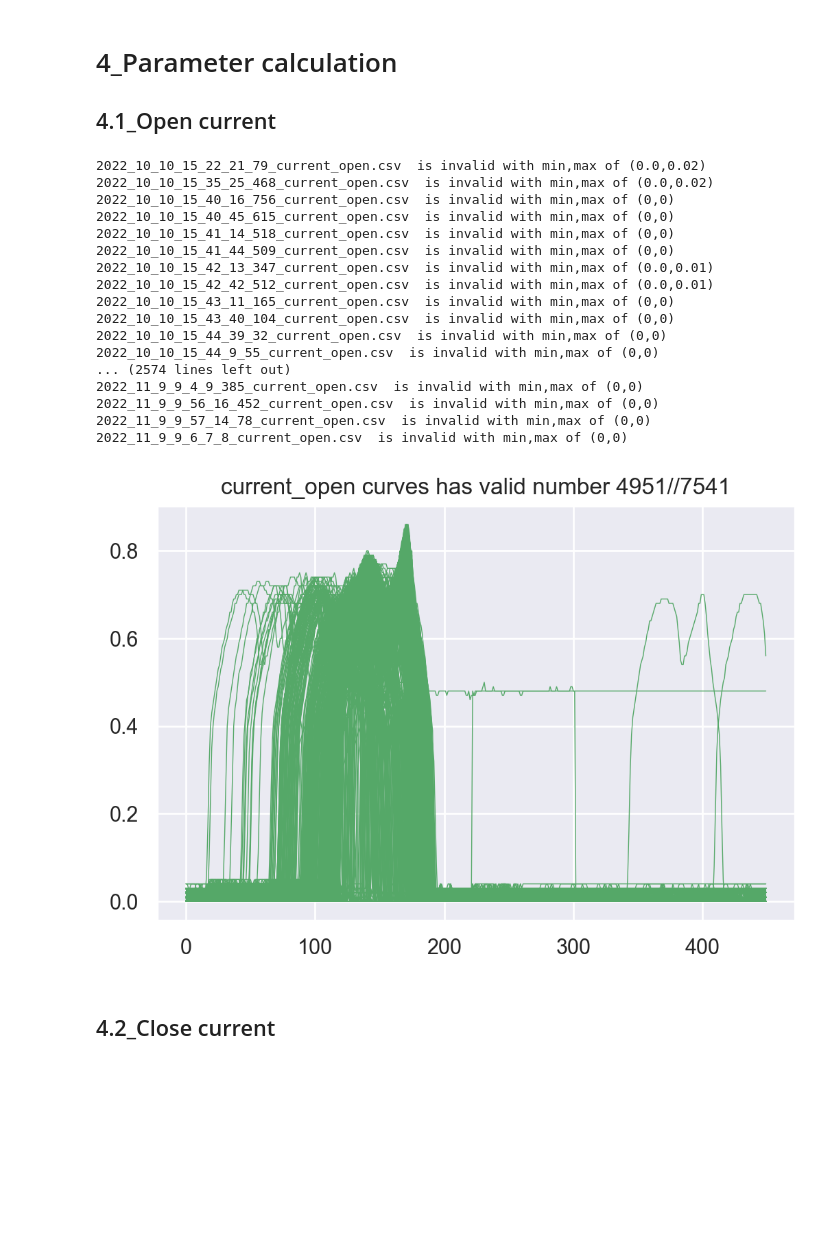
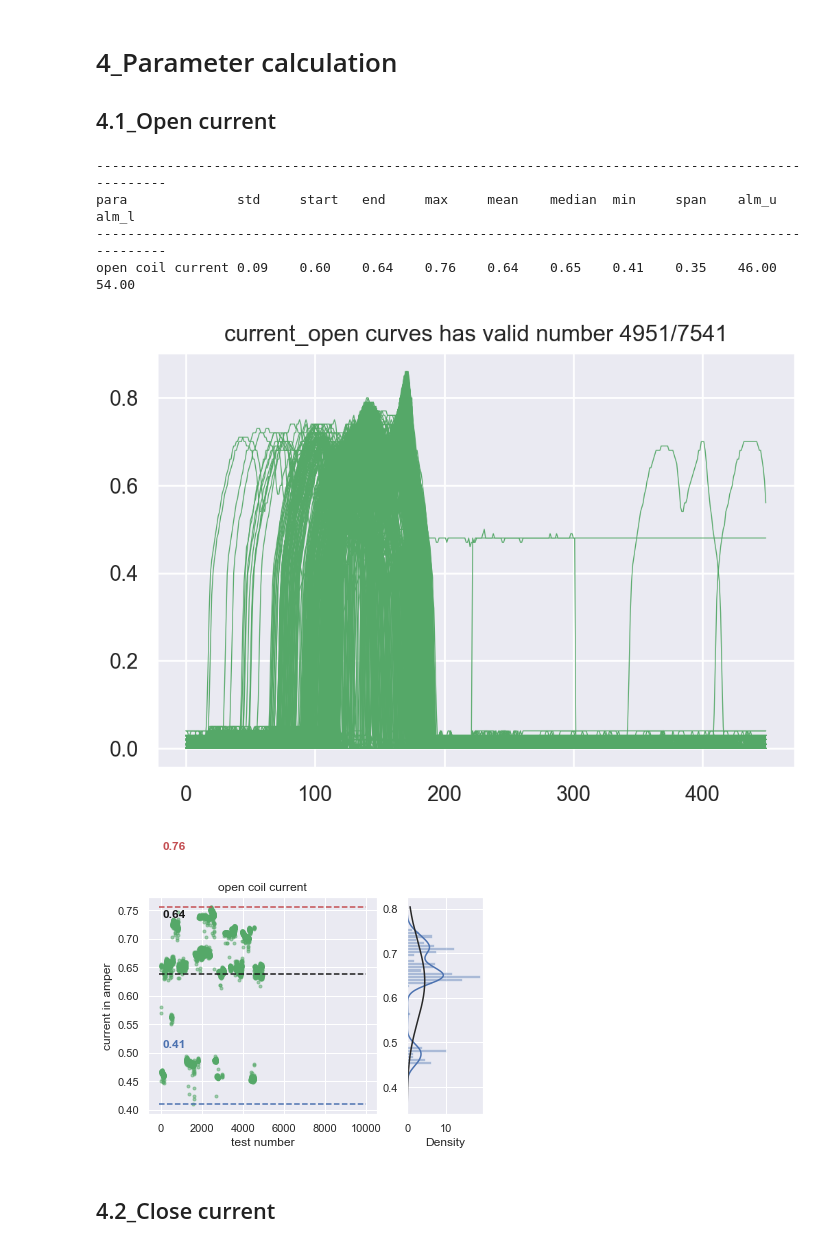
Before and after one commit to xxyql2006/ABB-SGIS-APL, a Jupyter notebook: 03_ME_test/20221010_ME_SA12_SGCC_VVV_V2_Life_Test.ipynb, the cells around one changed output. Cells and saved outputs as stored; diff of their text form; code cells hidden in the pictures; blank space fills up the shorter version.

Commit message:
2023-06-27 24,48,110,220VDC curr para complete

```diff
--- a/03_ME_test/20221010_ME_SA12_SGCC_VVV_Life_Test.ipynb
+++ b/03_ME_test/20221010_ME_SA12_SGCC_VVV_V2_Life_Test.ipynb
@@ -470,26 +476,48 @@ ME.DataClean.mconfig_to_csv(dir_raw, dir_washed)
 # 4_Parameter calculation
 ## 4.1_Open current
 # %%
-ME.DataClean.curve_preview(dir_washed, 'current_open', up_thr=1, low_thr=0, avg_min=0.05, head_up_thr=0.1)
+# preview
+cur_val_list = ME.DataClean.curve_preview(dir_washed,
+                                         'current_open',
+                                         up_thr=1,
+                                         low_thr=0,
+                                         avg_min=0.05,
+                                         head_up_thr=0.1,
+                                         data_col_str='data')
+
+# for each valid curve, calculate parameter
+open_cur_list = []
+for file in cur_val_list:
+
+    coil_current_df = pd.read_csv(os.path.join(dir_washed, file),
+                                    header=0)
+    coil_current_arr = np.array(coil_current_df['data'])
+
+    # calculate current parameters
+    _, _, _, _, current_avg = ME.MechOperMconfig.cal_cur_avg_noself(coil_current_arr,
+                                                                    invalid_title='invalid_open_current_curve {}'.format(file))
+
+    open_cur_list.append(current_avg)
+
+# distribution plot
+print('---------------------------------------------------------------------------------------------------')
+print('{:<18}{:<8}{:<8}{:<8}{:<8}{:<8}{:<8}{:<8}{:<8}{:<8}{:<8}'.format('para', 'std',
+                                                                        'start', 'end',
+                                                                        'max', 'mean',
+                                                                        'median', 'min',
+                                                                        'span', 'alm_u',
+                                                                        'alm_l'))
+print('---------------------------------------------------------------------------------------------------')
+ME.MechOperMconfig.para_dist_plot(open_cur_list,
+                                  title='open coil current',
+                                  ylabel='current in amper')
 # %% [output]
-2022_10_10_15_22_21_79_current_open.csv  is invalid with min,max of (0.0,0.02)
-2022_10_10_15_35_25_468_current_open.csv  is invalid with min,max of (0.0,0.02)
-2022_10_10_15_40_16_756_current_open.csv  is invalid with min,max of (0,0)
-2022_10_10_15_40_45_615_current_open.csv  is invalid with min,max of (0,0)
-2022_10_10_15_41_14_518_current_open.csv  is invalid with min,max of (0,0)
-2022_10_10_15_41_44_509_current_open.csv  is invalid with min,max of (0,0)
-2022_10_10_15_42_13_347_current_open.csv  is invalid with min,max of (0.0,0.01)
-2022_10_10_15_42_42_512_current_open.csv  is invalid with min,max of (0.0,0.01)
-2022_10_10_15_43_11_165_current_open.csv  is invalid with min,max of (0,0)
-2022_10_10_15_43_40_104_current_open.csv  is invalid with min,max of (0,0)
-2022_10_10_15_44_39_32_current_open.csv  is invalid with min,max of (0,0)
-2022_10_10_15_44_9_55_current_open.csv  is invalid with min,max of (0,0)
-... (2574 lines left out)
-2022_11_9_9_4_9_385_current_open.csv  is invalid with min,max of (0,0)
-2022_11_9_9_56_16_452_current_open.csv  is invalid with min,max of (0,0)
-2022_11_9_9_57_14_78_current_open.csv  is invalid with min,max of (0,0)
-2022_11_9_9_6_7_8_current_open.csv  is invalid with min,max of (0,0)
+---------------------------------------------------------------------------------------------------
+para              std     start   end     max     mean    median  min     span    alm_u   alm_l
+---------------------------------------------------------------------------------------------------
+open coil current 0.09    0.60    0.64    0.76    0.64    0.65    0.41    0.35    46.00   54.00
-[figure, old version]
+[figure, new version]
+[figure, added]
 # %% [markdown]
 ## 4.2_Close current
 # %%
```
Also changed, not shown: parts of 5 cells of this notebook, 7 other files.
